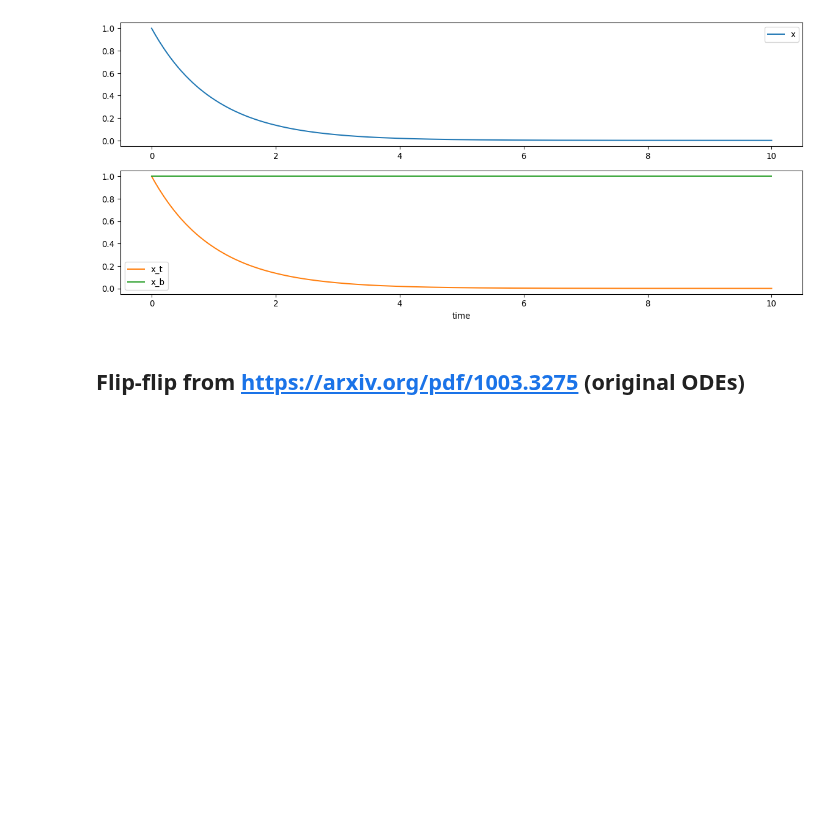
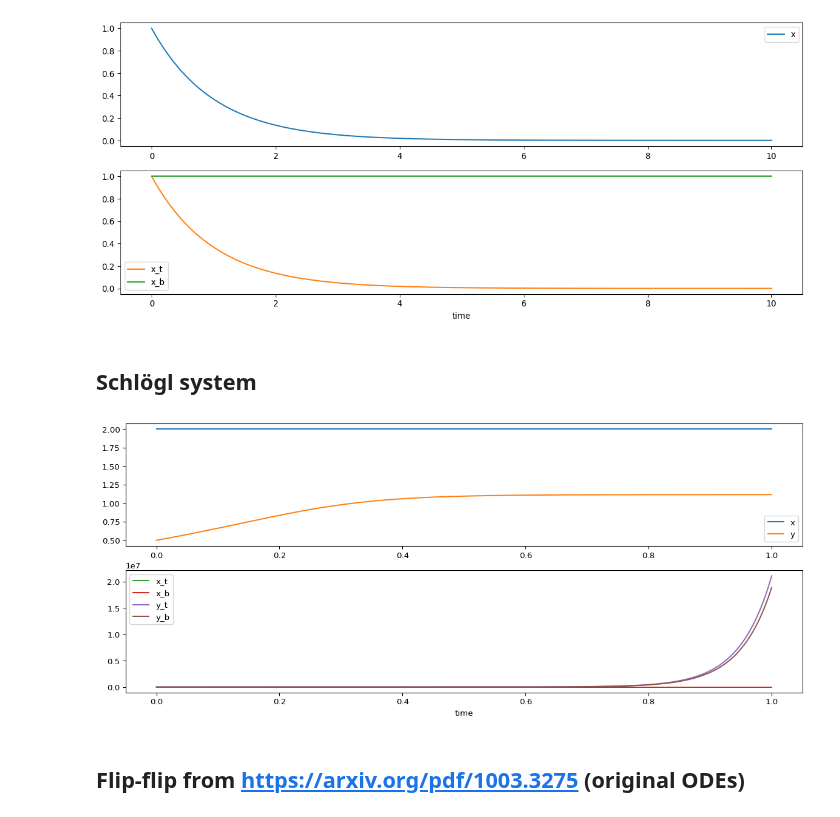
Before and after one commit to UC-Davis-molecular-computing/ode2tn, a Jupyter notebook: notebook.ipynb, the cells around one changed output. Drawn from its saved outputs; the diff is of its cells as text; code cells hidden in the pictures; blank space fills up the shorter version.

```diff
--- a/notebook.ipynb
+++ b/notebook.ipynb
@@ -82,6 +82,60 @@ $\displaystyle 1 - x_{b}$
 tn_inits={x_t: 1, x_b: 1}
 tn_ratios={x: x_t/x_b}
 [figure]
+# %% [markdown]
+## Schlögl system
+# %%
+import gpac as gp
+import numpy as np
+import sympy as sp
+from transform import plot_tn, ode2tn
+
+x_sp, y_sp = gp.species('x y')
+rxns = [
+    x_sp >> x_sp+y_sp,
+    (3*y_sp | 2*y_sp).k(11).r(16.5),
+    (y_sp >> gp.empty).k(6.5),
+]
+odes = gp.crn_to_odes(rxns)
+# extract symbols from odes
+for var in odes.keys():
+    if var.name == 'x':
+        x = var
+    if var.name == 'y':
+        y = var
+# for v,ode in odes.items():
+#     print(f"{v}' = {ode}")
+inits = {
+    x: 2,
+    y: 0.5,
+}
+gamma = 1
+beta = 1
+t_eval = np.linspace(0, 1, 500)
+
+tn_odes, tn_inits, tn_ratios = ode2tn(odes, inits, gamma, beta)
+for ratio_symbol in tn_inits.keys():
+    if ratio_symbol.name == 'x_t':
+        xt = ratio_symbol
+    if ratio_symbol.name == 'x_b':
+        xb = ratio_symbol
+    if ratio_symbol.name == 'y_t':
+        yt = ratio_symbol
+    if ratio_symbol.name == 'y_b':
+        yb = ratio_symbol
+# from IPython.display import display
+# for sym, expr in tn_odes.items():
+#     print(f"{sym}' = ", end='')
+#     display(expr)
+# print(f'{tn_inits=}')
+# print(f'{tn_ratios=}')
+figsize = (15, 6)
+plot_tn(odes, inits, gamma, beta, t_eval=t_eval, figure_size=figsize, symbols_to_plot=[[x,y], [xt,xb,yt,yb]])
+# import matplotlib.pyplot as plt
+# plt.yscale('log')
+# gp.plot_crn(rxns, {x_sp: 2, y_sp: 1}, t_eval=t_eval, figure_size=figsize)
+# %% [output]
+[figure, added]
 # %% [markdown]
 ## Flip-flip from https://arxiv.org/pdf/1003.3275 (original ODEs)
 # %%
```
